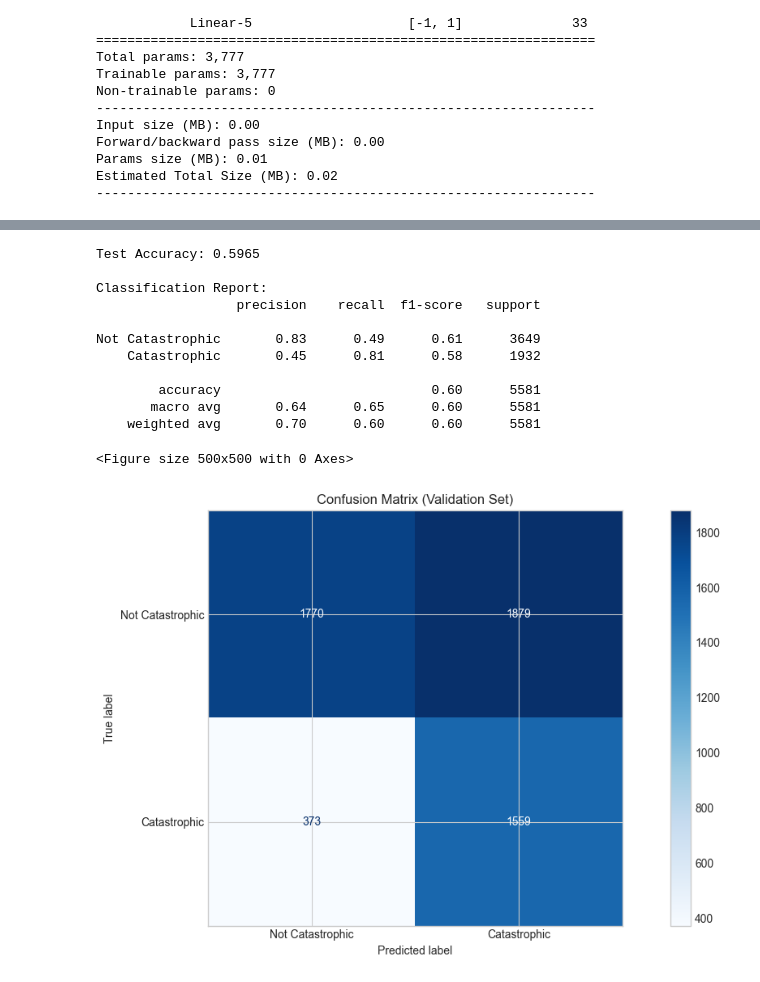
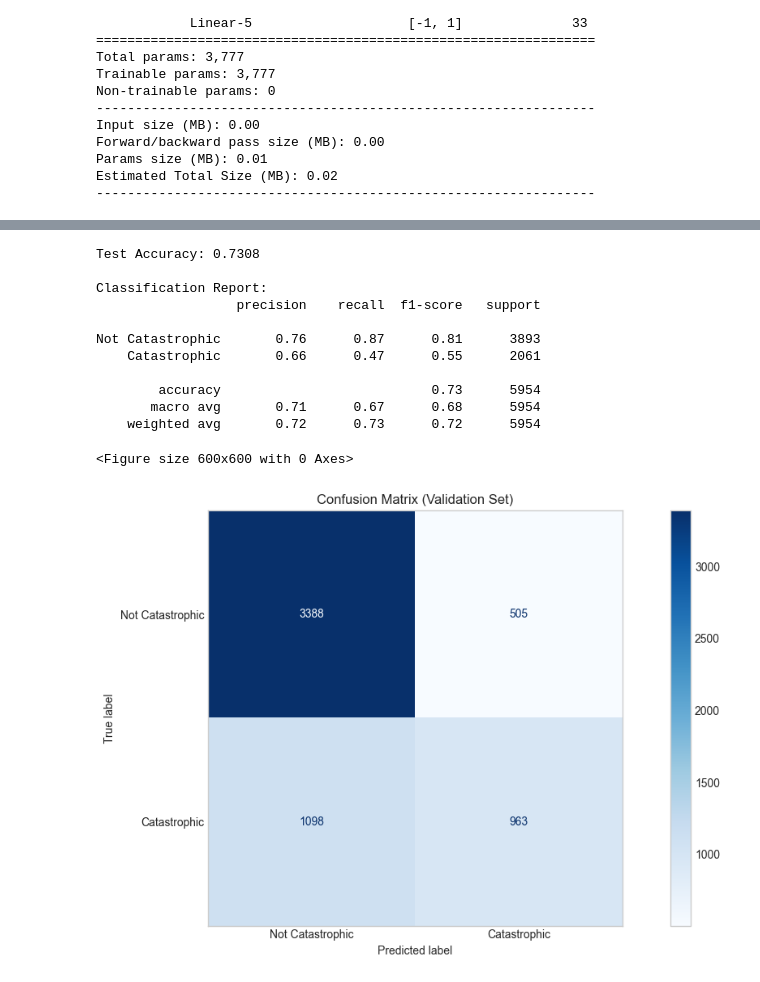
Before and after one commit to leonkriesmair/BigDataProject, a Jupyter notebook: notebooks/NeuralNetwork.ipynb, the cells around one changed output, grey strips where cells are left out. Cells and saved outputs as stored; diff of their text form; code cells hidden in the pictures.

Commit message:
figures

```diff
--- a/notebooks/NeuralNetwork.ipynb
+++ b/notebooks/NeuralNetwork.ipynb
@@ -20,6 +21,6 @@ import seaborn
 # %%
 df = pd.read_csv('../data/processed/FW_Veg_Rem_Combined_transformed.csv')
-df.drop(columns=['Vegetation'], inplace=True)
+df.drop(columns=['Vegetation',"index"], inplace=True)
 
 df.head()
 # %% [output]
@@ -55,11 +56,11 @@ plt.show()
 Dataset shape: (37208, 24)
 [figure]
 # %%
-# First split: 80% train, 20% test
+# First split: 80% train+validation, 20% test
 X_train_val, X_test, T_train_val, T_test = train_test_split(inputs, targets, test_size=0.2, random_state=42, stratify=targets)
 
-# Second split: 50% valdiation, 50% test (resulting in 70%/15%/15% overall)
-X_train, X_val, T_train, T_val = train_test_split(X_train_val, T_train_val, test_size=0.2, random_state=42, stratify=T_train)
+# Second split: 80% train, 20% test (resulting in 64%/16%/20% overall)
+X_train, X_val, T_train, T_val = train_test_split(X_train_val, T_train_val, test_size=0.2, random_state=42, stratify=T_train_val)
 
 scaler = StandardScaler()
 # Fit the scaler on the training data
@@ -308,46 +309,48 @@ with torch.no_grad():
         z = model(x)
         probabilities = torch.sigmoid(z.squeeze(1))
         # Threshold at 0.5 to get predicted classes (0 or 1)
-        preds = (probabilities >= 0.40).int()
+        preds = (probabilities >= 0.5).int()
         all_preds.extend(preds.cpu().numpy())
         all_probs.extend(probabilities.cpu().numpy())
         all_labels.extend(t.cpu().numpy())
 
 # Convert all lists to torch tensors
 test_predictions = torch.tensor(all_preds)
 test_probabilities = torch.tensor(all_probs)
 test_labels = torch.tensor(all_labels)
 
 # --- Accuracy ---
 test_accuracy = accuracy_score(test_labels, test_predictions)
 print(f"Test Accuracy: {test_accuracy:.4f}")
 
 # Classification report
 print("\nClassification Report:")
 print(classification_report(test_labels, test_predictions, target_names=["Not Catastrophic", "Catastrophic"]))
 
 cm = confusion_matrix(all_labels, all_preds)
 disp = ConfusionMatrixDisplay(confusion_matrix=cm, display_labels=["Not Catastrophic", "Catastrophic"])
 
-plt.figure(figsize=(3, 3))
+plt.figure(figsize=(6, 6))
 disp.plot(cmap="Blues", values_format='d')
 plt.title("Confusion Matrix (Validation Set)")
+plt.grid(False)
 plt.tight_layout()
+plt.savefig(f'../reports/figures/confusion_matrix_val_nn.png')
 plt.show()
 # %% [output]
-Test Accuracy: 0.5965
+Test Accuracy: 0.7308
 
 Classification Report:
                   precision    recall  f1-score   support
 
-Not Catastrophic       0.83      0.49      0.61      3649
-    Catastrophic       0.45      0.81      0.58      1932
+Not Catastrophic       0.76      0.87      0.81      3893
+    Catastrophic       0.66      0.47      0.55      2061
 
-        accuracy                           0.60      5581
-       macro avg       0.64      0.65      0.60      5581
-    weighted avg       0.70      0.60      0.60      5581
+        accuracy                           0.73      5954
+       macro avg       0.71      0.67      0.68      5954
+    weighted avg       0.72      0.73      0.72      5954
-<Figure size 500x500 with 0 Axes>
+<Figure size 600x600 with 0 Axes>
-[figure, old version]
+[figure, new version]
 # %%
 # --- Loss plot ---
 plt.subplot(1, 2, 1)
```
Also changed, not shown: parts of 12 cells of this notebook, 2 other files.
